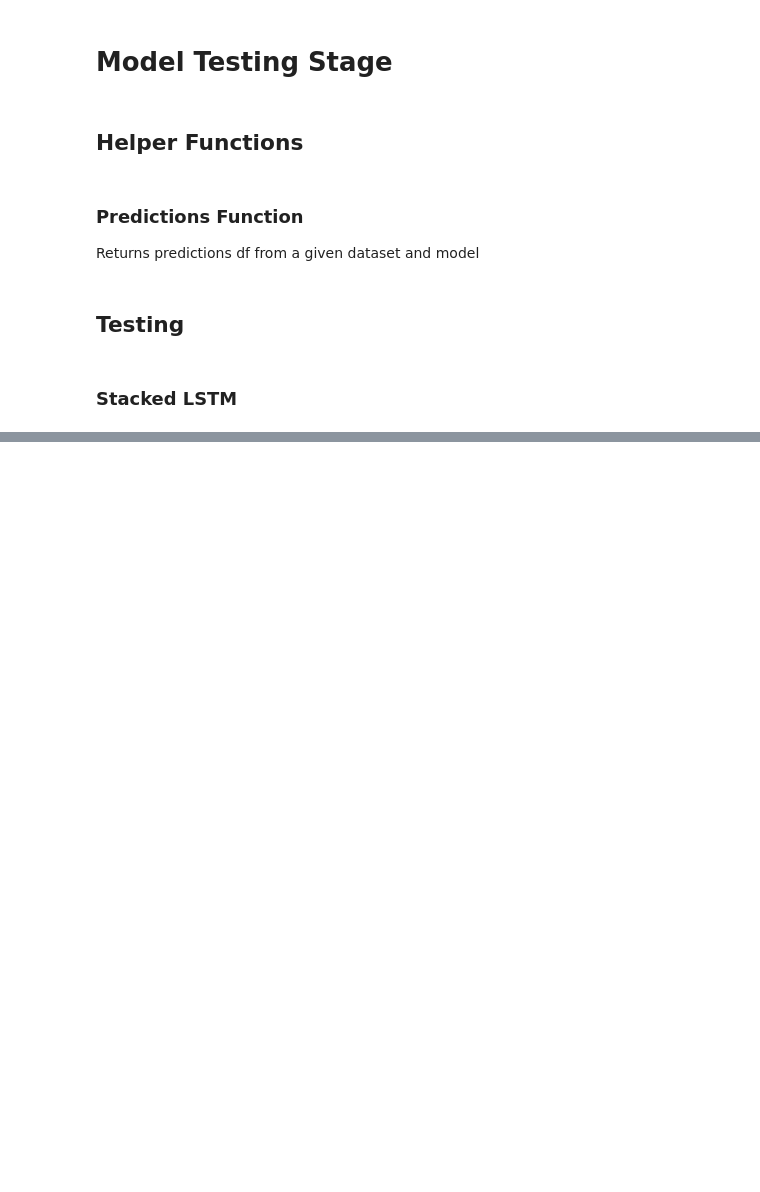
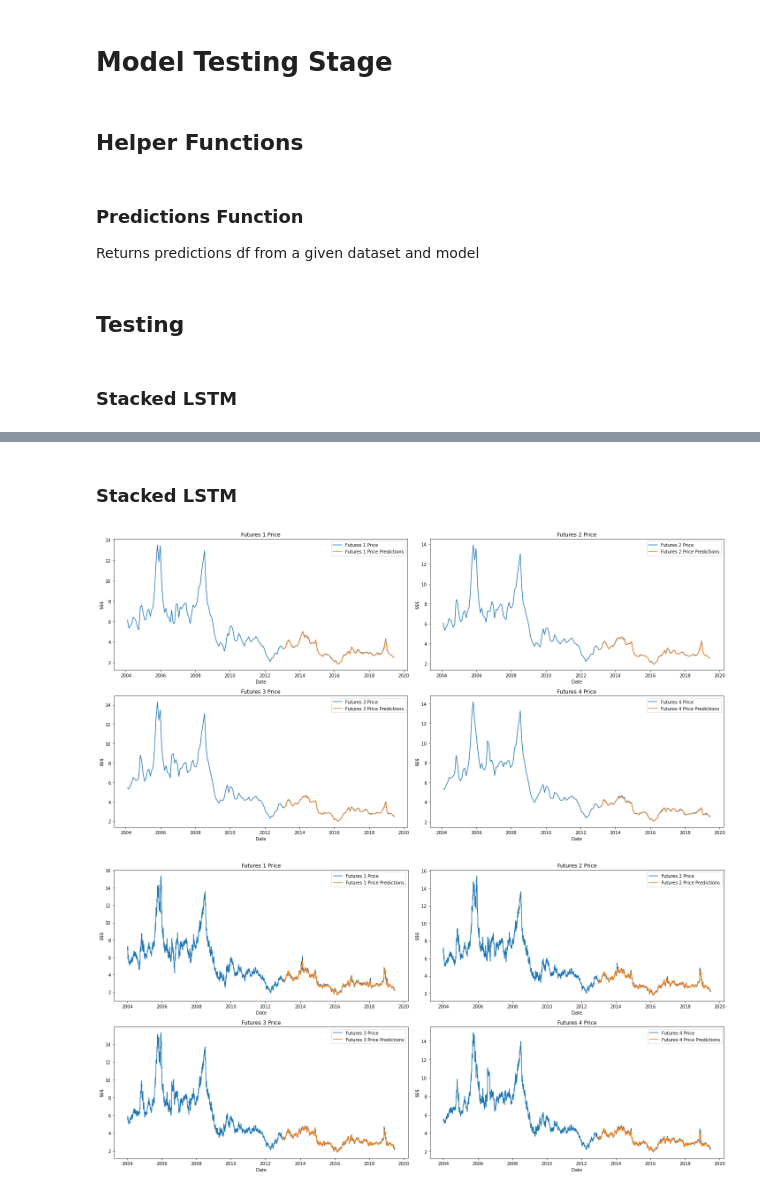
Before and after one commit to qstickmurph/cs4263-project, a Jupyter notebook: code/CS4263-Project.ipynb, the cells around one changed output, grey strips where cells are left out. Saved outputs shown, nothing was run; the diff lists cells and outputs as text; code cells hidden in the pictures; blank space fills up the shorter version.

```diff
--- a/code/CS4263-Project.ipynb
+++ b/code/CS4263-Project.ipynb
@@ -835,8 +848,8 @@ OUTPUT_SHAPE = (LABEL_WIDTH, len(LABELS))
 #### Stacked LSTM Eval Function
 # %%
 lstm_dim_num_lstm_layers = skopt.space.Integer(low=1, high=5, name='num_lstm_layers')
-lstm_dim_num_lstm_nodes = skopt.space.Integer(low=32, high=512, name='num_lstm_nodes')
-lstm_dim_num_dense_layers = skopt.space.Integer(low=1, high=5, name='num_dense_layers')
+lstm_dim_num_lstm_nodes = skopt.space.Integer(low=8, high=256, name='num_lstm_nodes')
+lstm_dim_num_dense_layers = skopt.space.Integer(low=1, high=3, name='num_dense_layers')
 lstm_dim_num_dense_nodes = skopt.space.Integer(low=32, high=2048, name='num_dense_nodes')
 lstm_dim_dropout_rate = skopt.space.Real(low=0, high=1, prior='uniform', name='dropout_rate')
 lstm_dim_learning_rate = skopt.space.Real(low=1e-6, high=1e-1, prior='log-uniform', name='learning_rate')
@@ -964,0 +1120,20 @@ Error: Canceled future for execute_request message before replies were done
+# %%
+if SEARCH_ENSEMBLE_STACKED_BILSTM_HYPERPARAMS:
+    try:
+        model = tf.keras.models.load_model("models/ensemble_stacked_bilstm_best")
+        best_loss = model.evaluate(val_ds, verbose=0)[0]
+        print(f"Inital best_loss from saved model: {best_loss}")
+    except:
+        best_loss = np.inf
+        print(f"Inital best_loss: {best_loss}")
+
+    print("#########################")
+
+    default_params = [1, 32, 3, 64, 0, 1e-3]
+    search_num = 1
+    max_search = 50
+    search_result = skopt.gp_minimize(func=eval_ensemble_stacked_bilstm_hyperparams,
+                                dimensions=ensemble_stacked_bilstm_dimensions,
+                                acq_func='EI', # Expected Improvement.
+                                n_calls=max_search,
+                                x0=default_params)
@@ -995,10 +1199,16 @@ test_results = {}
+# %% [markdown]
+### Stacked LSTM
 # %%
 stacked_lstm = tf.keras.models.load_model("models/stacked_lstm_best")
 
-test_results["stacked_lstm"] = zip(stacked_lstm.metrics_names, stacked_lstm.evaluate(test_ds, verbose=0))
+test_results["stacked_lstm"] = dict(zip(stacked_lstm.metrics_names, stacked_lstm.evaluate(test_ds, verbose=0)))
 
 predictions_df = get_predictions_df(model=stacked_lstm, dataset=dataset, label_width=LABEL_WIDTH, labels=LABELS, index=LABEL_DATES)
-plot(nymex_df[LABELS], units="$$$", feature_width=FEATURE_WIDTH, label_width=LABEL_WIDTH, predictions=predictions_df, density=30, seperate=True, file=None)
+plot(nymex_df[LABELS], units="$$$", feature_width=FEATURE_WIDTH, label_width=LABEL_WIDTH, predictions=predictions_df, density=30, seperate=True, file="images/stacked_lstm_predictions_sparse.png")
+plot(nymex_df[LABELS], units="$$$", feature_width=FEATURE_WIDTH, label_width=LABEL_WIDTH, predictions=predictions_df, density=1, seperate=True, file="images/stacked_lstm_predictions_dense.png")
+# %% [output]
+[figure, added]
+[figure, added]
 # %%
 test_results
 # %% [output]
```
Also changed, not shown: parts of 18 cells of this notebook.
